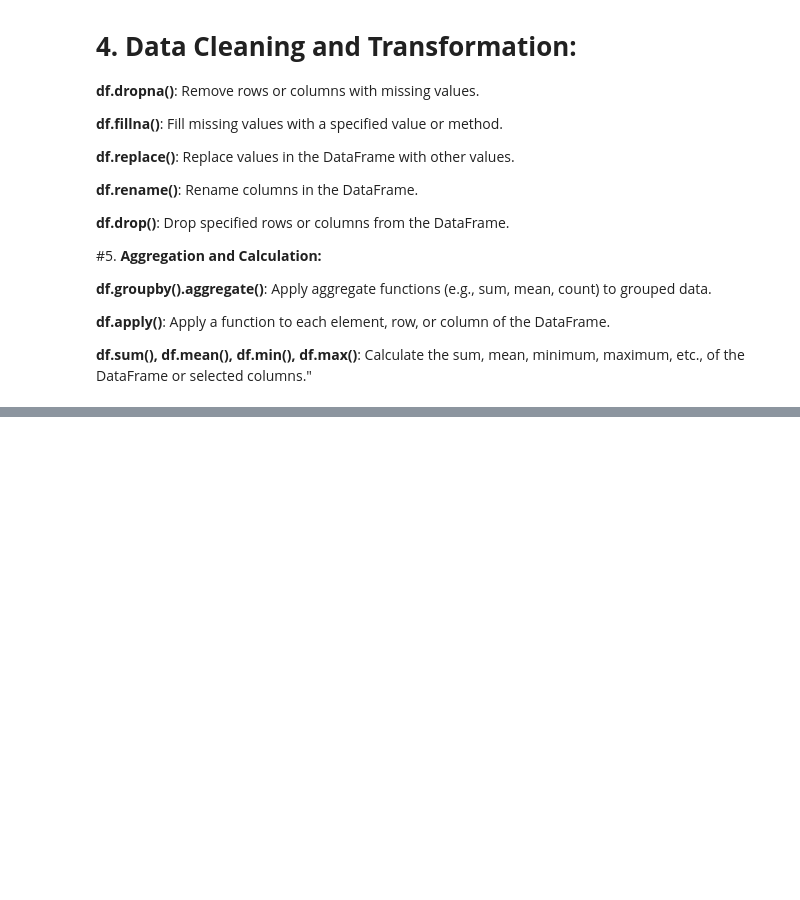
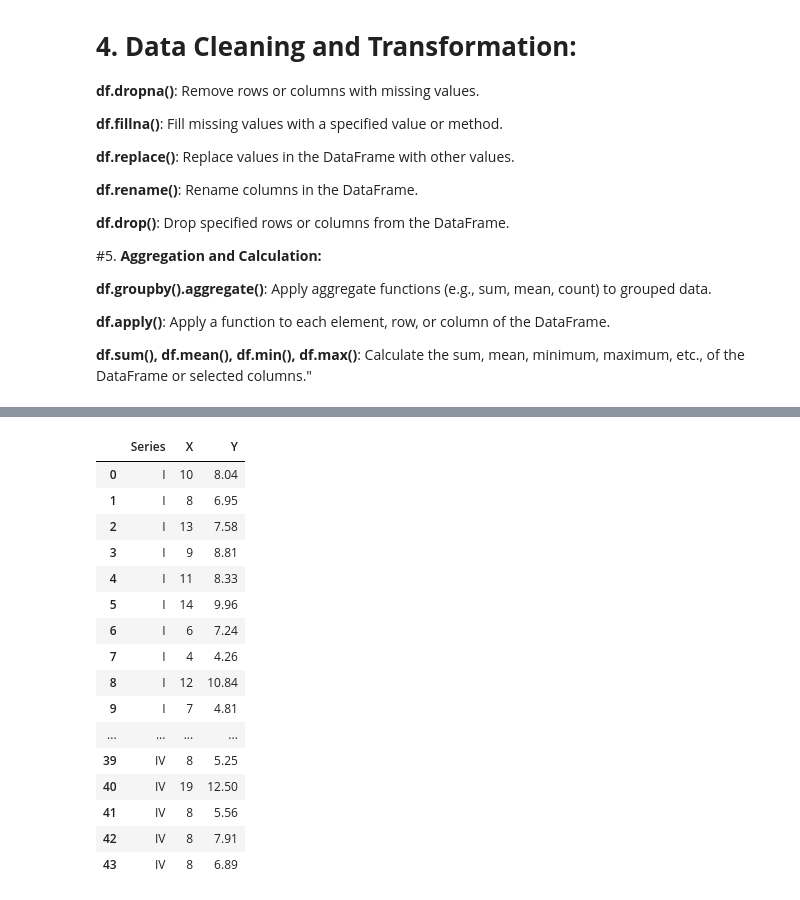
Before and after one commit to rosemarythomas994/pandaslearning, a Jupyter notebook: panda.ipynb, the cells around one changed output, grey strips where cells are left out. Drawn from its saved outputs; the diff is of its cells as text; code cells hidden in the pictures; blank space fills up the shorter version.

```diff
--- a/panda.ipynb
+++ b/panda.ipynb
@@ -63,0 +80,21 @@
+# %%
+data = pd.read_json("/content/sample_data/anscombe.json")
+data
+# %% [output]
+|  | Series | X | Y |
+| 0 | I | 10 | 8.04 |
+| 1 | I | 8 | 6.95 |
+| 2 | I | 13 | 7.58 |
+| 3 | I | 9 | 8.81 |
+| 4 | I | 11 | 8.33 |
+| 5 | I | 14 | 9.96 |
+| 6 | I | 6 | 7.24 |
+| 7 | I | 4 | 4.26 |
+| 8 | I | 12 | 10.84 |
+| 9 | I | 7 | 4.81 |
+| ... | ... | ... | ... |
+| 39 | IV | 8 | 5.25 |
+| 40 | IV | 19 | 12.50 |
+| 41 | IV | 8 | 5.56 |
+| 42 | IV | 8 | 7.91 |
+| 43 | IV | 8 | 6.89 |
```
Also changed, not shown: parts of 3 cells of this notebook.
